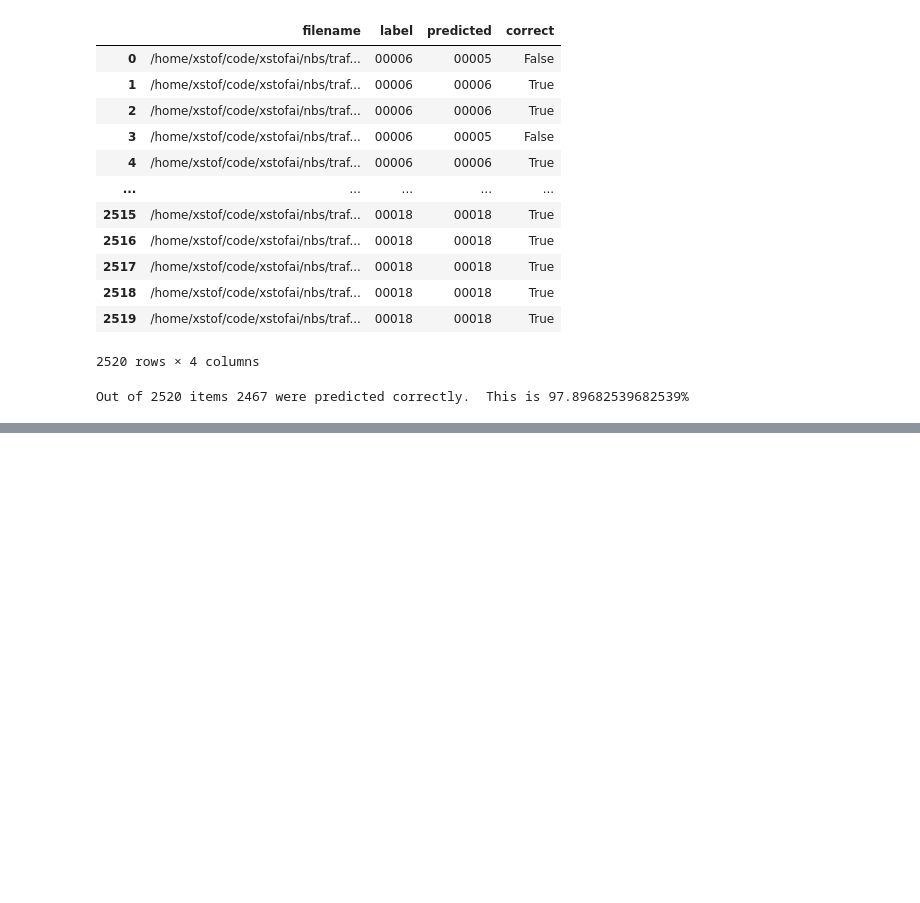
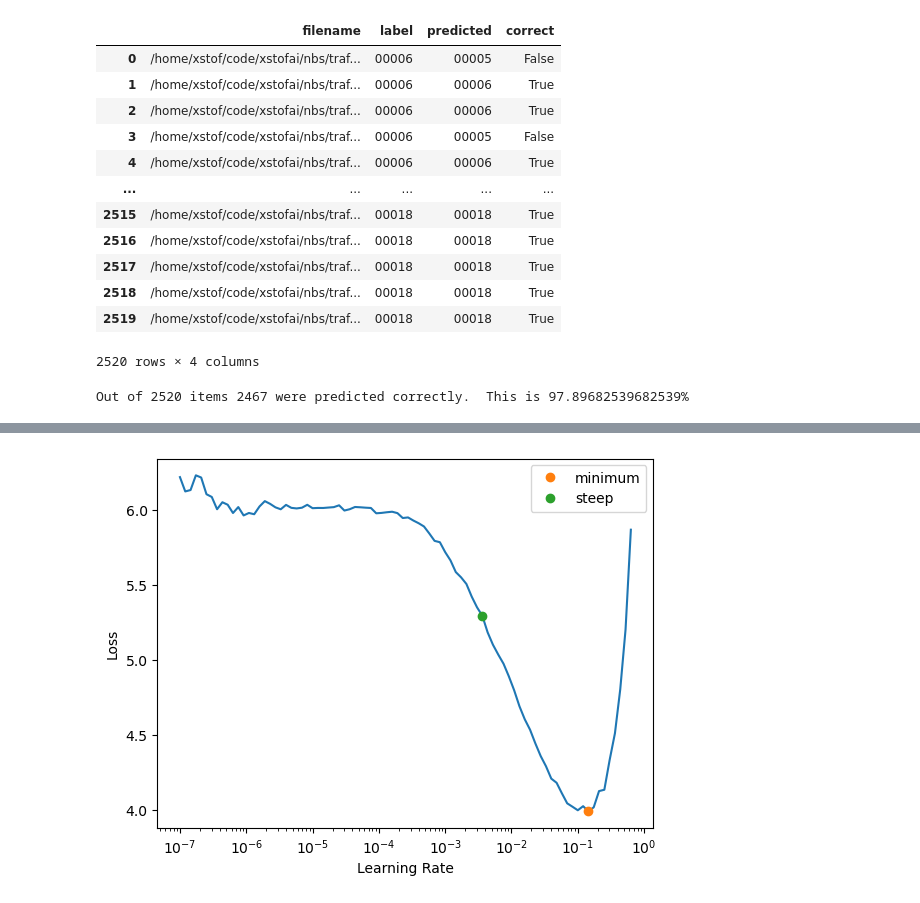
Before and after one commit to xstof/xstofai, a Jupyter notebook: nbs/traffic-sign-recognition.ipynb, the cells around one changed output, grey strips where cells are left out. Cells and saved outputs as stored; diff of their text form; code cells hidden in the pictures; blank space fills up the shorter version.

Commit message:
try convnext arch and add notes on gradient accumulation

```diff
--- a/nbs/traffic-sign-recognition.ipynb
+++ b/nbs/traffic-sign-recognition.ipynb
@@ -376,0 +396,16 @@ Out of 2520 items 2467 were predicted correctly.  This is 97.89682539682539%
+# %%
+import timm
+fnames = get_image_files(training_path) # gives us something like: [Path('/home/xstof/code/xstofai/nbs/traffic-sign/BelgiumTSC_Training/00006/00221_00000.ppm'),Path('/home/xstof/code/xstofai/nbs/traffic-sign/BelgiumTSC_Training/00006/00327_00001.ppm'),Path('/home/xstof/code/xstofai/nbs/traffic-sign/BelgiumTSC_Training/00006/00326_00001.ppm')]
+def label_func(x): return x.parent.name
+dls = ImageDataLoaders.from_path_func(training_path.absolute(), fnames, label_func, valid_ptc=0.2, seed=42,
+                                      bs = 32,
+                                      item_tfms=Resize(224),
+                                      batch_tfms=aug_transforms())
+
+# arch = "convnext_large_in22ft1k"
+# arch = "convnext_base_in22ft1k"
+# arch = "convnext_small_in22k"
+arch = "convnext_tiny"
+learn = vision_learner(dls, arch, metrics=error_rate)
+lr_min,lr_steep = learn.lr_find(suggest_funcs=(minimum, steep))
+# %% [output]
@@ -376,0 +413 @@ Out of 2520 items 2467 were predicted correctly.  This is 97.89682539682539%
+[figure, added]
```
Also changed, not shown: parts of 11 cells of this notebook, 2 other files.
